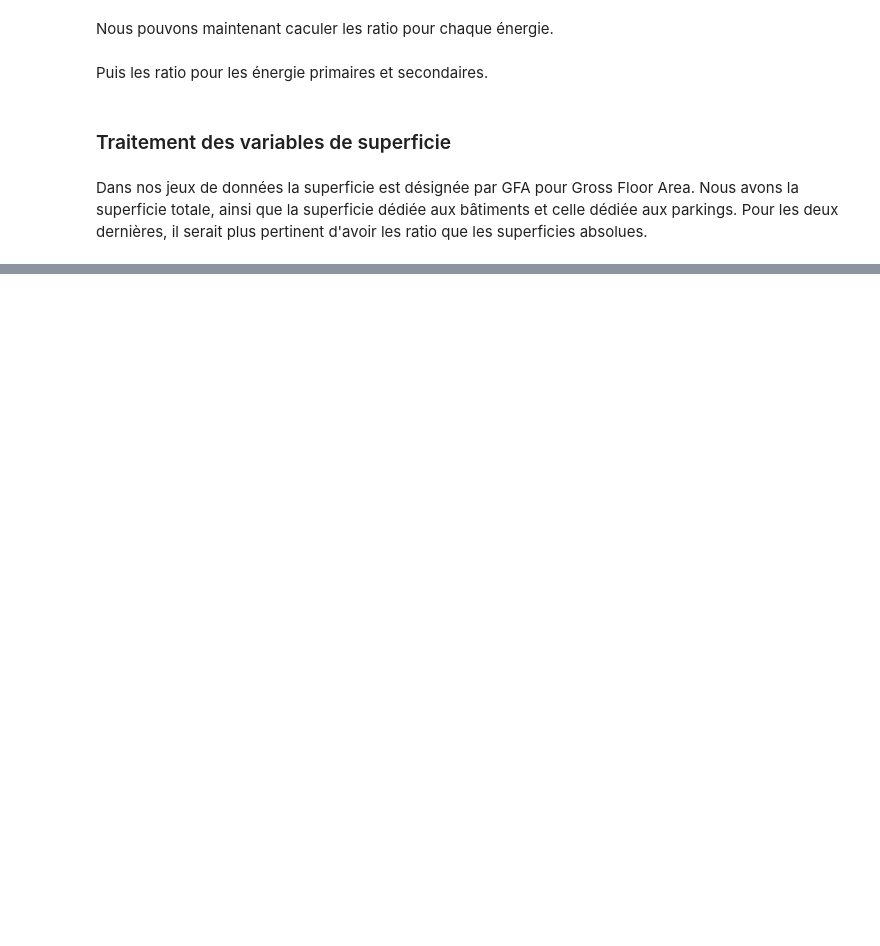
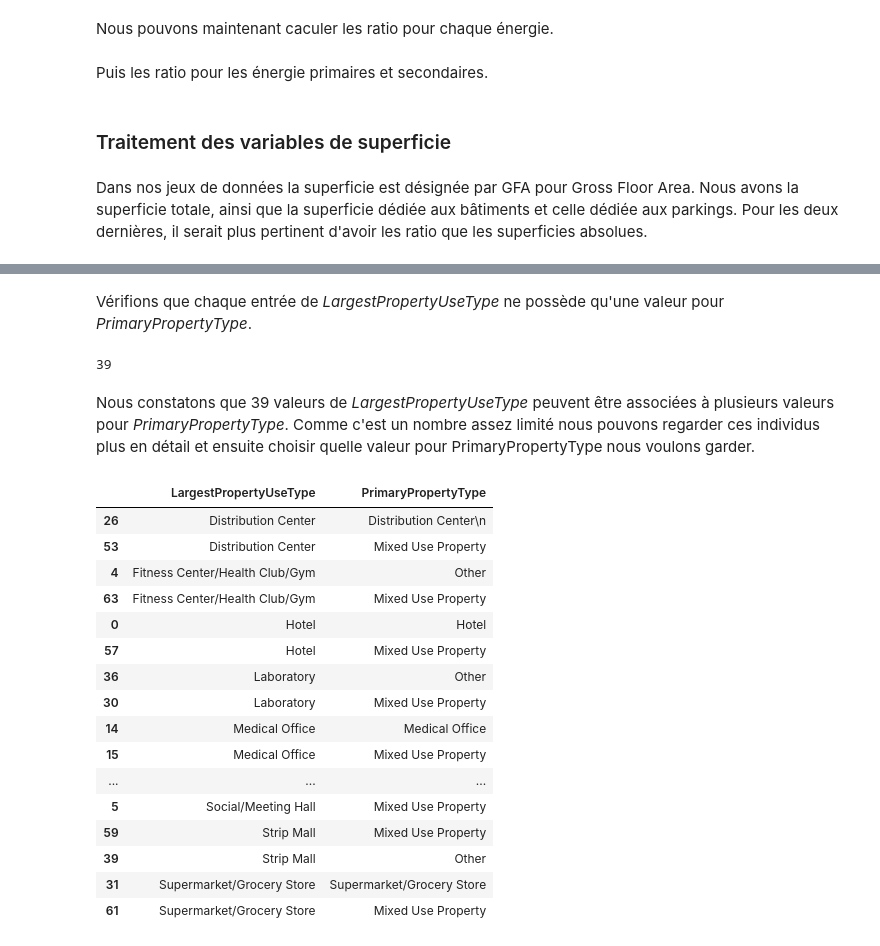
Before and after one commit to Pierre-Eloi/OC_DS_Project4, a Jupyter notebook: Project4_Feature_Engineering.ipynb, the cells around one changed output, grey strips where cells are left out. Drawn from its saved outputs; the diff is of its cells as text; code cells hidden in the pictures; blank space fills up the shorter version.

```diff
--- a/Project4_Feature_Engineering.ipynb
+++ b/Project4_Feature_Engineering.ipynb
@@ -325,0 +254,5 @@ Dans nos jeux de donnée, nous pouvons voir certaines variables avec *WN* à la
+# %%
+associative_df = data_2015[['LargestPropertyUseType', 'PrimaryPropertyType']].dropna()
+associative_df.drop_duplicates(inplace=True)
+associative_df.reset_index(drop=True, inplace=True)
+associative_df.head()
@@ -325,0 +266,30 @@ Dans nos jeux de donnée, nous pouvons voir certaines variables avec *WN* à la
+# %% [markdown]
+Vérifions que chaque entrée de *LargestPropertyUseType* ne possède qu'une valeur pour *PrimaryPropertyType*.
+# %%
+n = associative_df[associative_df['LargestPropertyUseType'].duplicated(keep=False)].shape[0]
+print(n)
+# %% [output]
+39
+# %% [markdown]
+Nous constatons que 39 valeurs de *LargestPropertyUseType* peuvent être associées à plusieurs valeurs pour *PrimaryPropertyType*. Comme c'est un nombre assez limité nous pouvons regarder ces individus plus en détail et ensuite choisir quelle valeur pour PrimaryPropertyType nous voulons garder.
+# %%
+idx = associative_df[associative_df['LargestPropertyUseType'].duplicated(keep=False)].index
+associative_df.loc[idx].sort_values('LargestPropertyUseType')
+# %% [output]
+|  | LargestPropertyUseType | PrimaryPropertyType |
+| 26 | Distribution Center | Distribution Center\n |
+| 53 | Distribution Center | Mixed Use Property |
+| 4 | Fitness Center/Health Club/Gym | Other |
+| 63 | Fitness Center/Health Club/Gym | Mixed Use Property |
+| 0 | Hotel | Hotel |
+| 57 | Hotel | Mixed Use Property |
+| 36 | Laboratory | Other |
+| 30 | Laboratory | Mixed Use Property |
+| 14 | Medical Office | Medical Office |
+| 15 | Medical Office | Mixed Use Property |
+| ... | ... | ... |
+| 5 | Social/Meeting Hall | Mixed Use Property |
+| 59 | Strip Mall | Mixed Use Property |
+| 39 | Strip Mall | Other |
+| 31 | Supermarket/Grocery Store | Supermarket/Grocery Store |
+| 61 | Supermarket/Grocery Store | Mixed Use Property |
```
Also changed, not shown: parts of 27 cells of this notebook, 2 other files.
